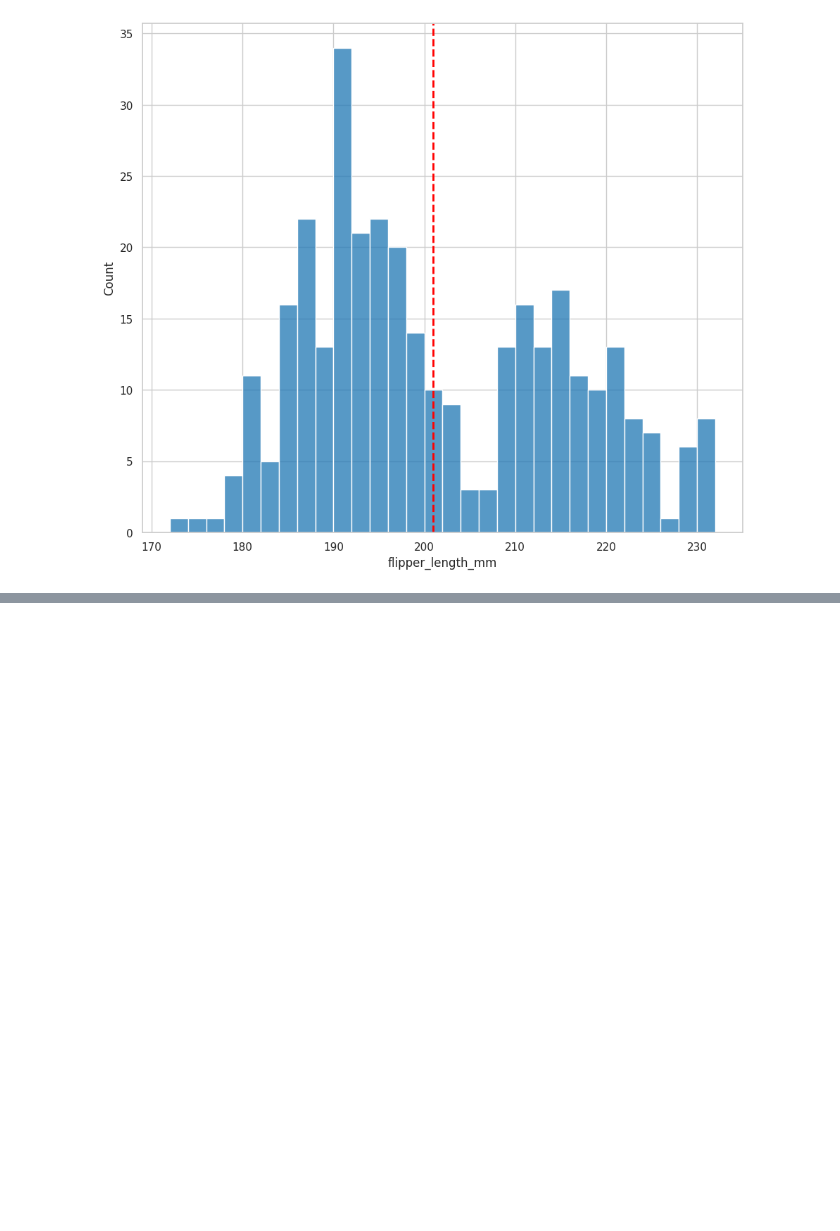
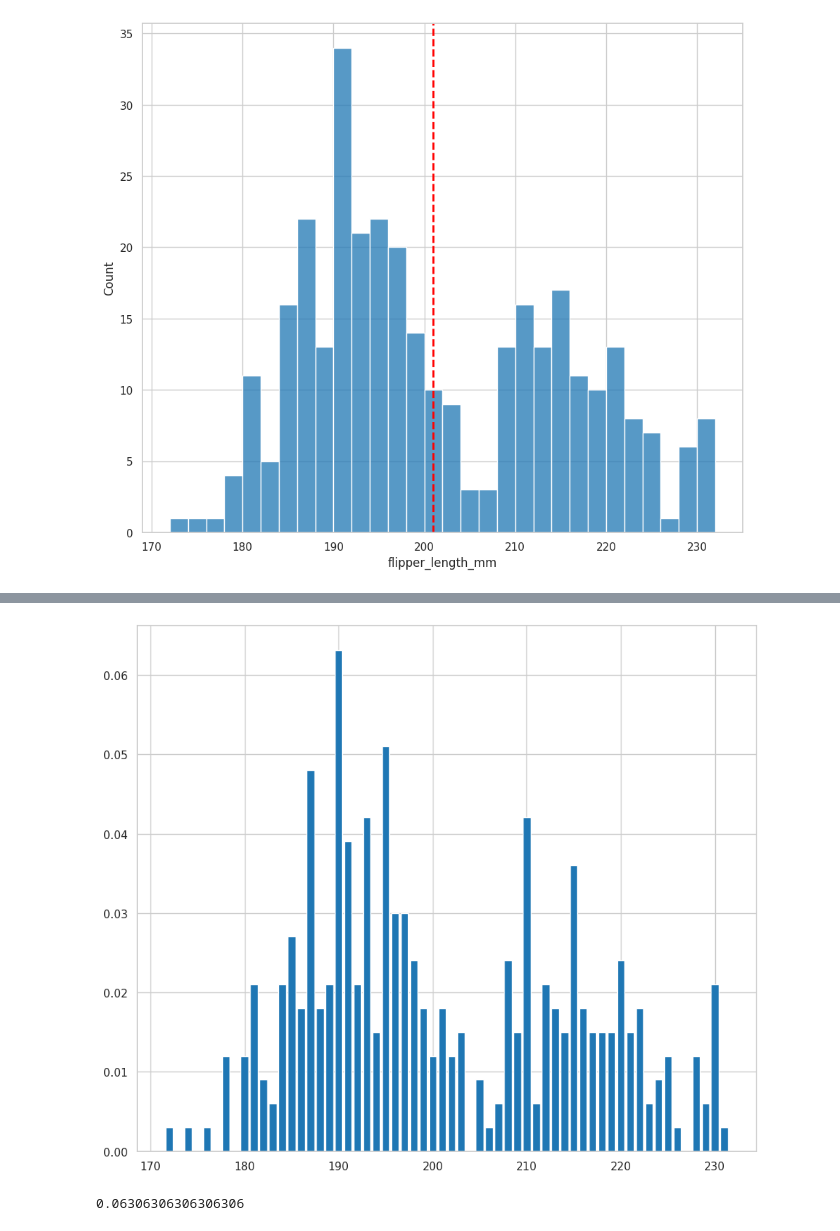
Before and after one commit to electrojam/Curso-de-Analisis-Exploratorio-de-Datos, a Jupyter notebook: 1-conociendo nuestros datos.ipynb, the cells around one changed output, grey strips where cells are left out. Saved outputs shown, nothing was run; the diff lists cells and outputs as text; code cells hidden in the pictures; blank space fills up the shorter version.

```diff
--- a/1-conociendo nuestros datos.ipynb
+++ b/1-conociendo nuestros datos.ipynb
@@ -793,0 +822,5 @@ plt.axvline(
+# %%
+pmf_flipper_length_mm = empiricaldist.Pmf.from_seq(
+    processed_penguins_df.flipper_length_mm,
+    normalize=True
+)
@@ -793,0 +845,12 @@ plt.axvline(
+# %%
+#visualizamos las probabilidades por cada valro discreto que tengamos
+
+pmf_flipper_length_mm.bar()
+# %% [output]
+[figure, added]
+# %%
+#Preguntamos que probabilidad tenemos de encontrar un pinguino con característa 190 fflipper lenngth
+
+pmf_flipper_length_mm(190)
+# %% [output]
+0.06306306306306306
```
Also changed, not shown: parts of 20 cells of this notebook.
